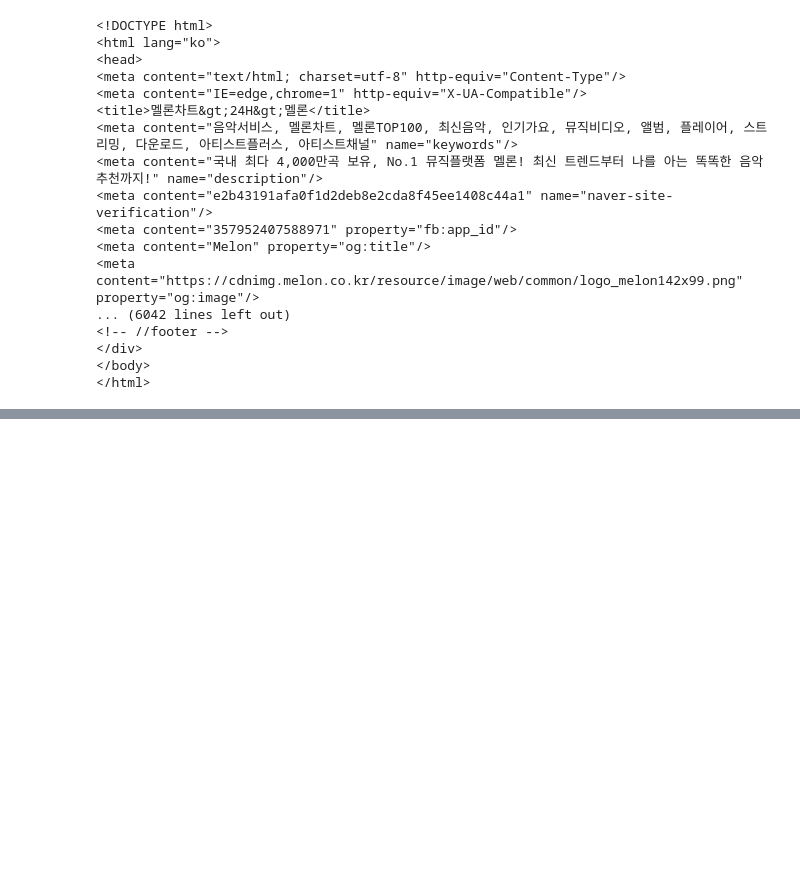
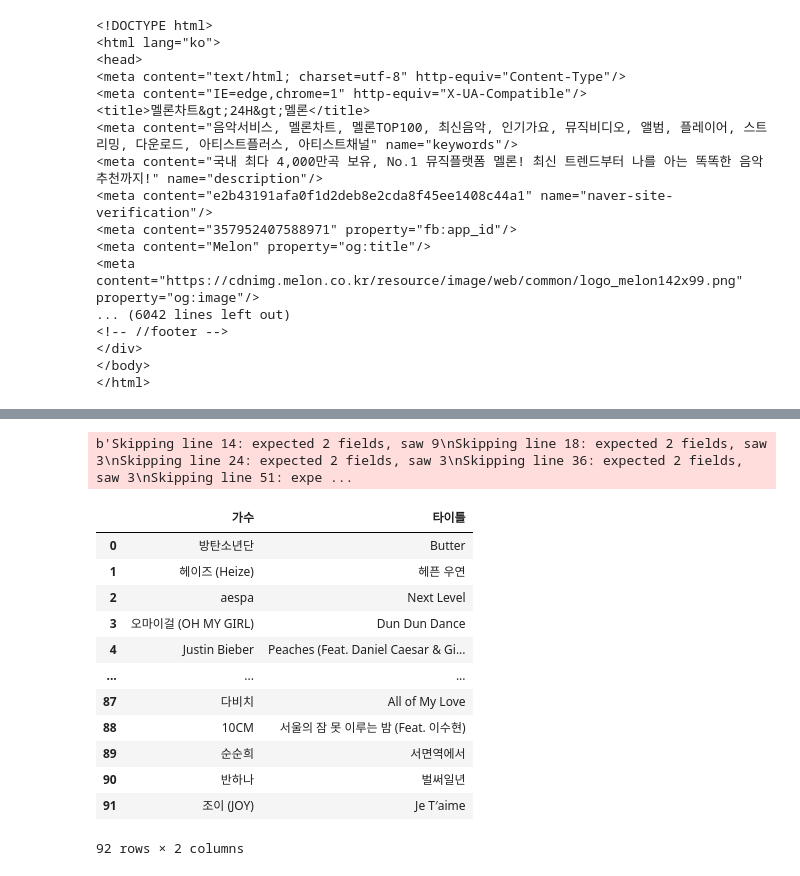
Before and after one commit to EG-L/kaggle, a Jupyter notebook: bs4_test.ipynb, the cells around one changed output, grey strips where cells are left out. Cells and saved outputs as stored; diff of their text form; code cells hidden in the pictures; blank space fills up the shorter version.

```diff
--- a/bs4_test.ipynb
+++ b/bs4_test.ipynb
@@ -296,0 +408,20 @@ soup
+# %%
+data = pd.read_csv('/content/melon.csv', error_bad_lines=False)
+# %% [output]
+b'Skipping line 14: expected 2 fields, saw 9\nSkipping line 18: expected 2 fields, saw 3\nSkipping line 24: expected 2 fields, saw 3\nSkipping line 36: expected 2 fields, saw 3\nSkipping line 51: expe ...
+# %%
+data
+# %% [output]
+|  | 가수 | 타이틀 |
+| 0 | 방탄소년단 | Butter |
+| 1 | 헤이즈 (Heize) | 헤픈 우연 |
+| 2 | aespa | Next Level |
+| 3 | 오마이걸 (OH MY GIRL) | Dun Dun Dance |
+| 4 | Justin Bieber | Peaches (Feat. Daniel Caesar & Gi... |
+| ... | ... | ... |
+| 87 | 다비치 | All of My Love |
+| 88 | 10CM | 서울의 잠 못 이루는 밤 (Feat. 이수현) |
+| 89 | 순순희 | 서면역에서 |
+| 90 | 반하나 | 벌써일년 |
+| 91 | 조이 (JOY) | Je T′aime |
+92 rows × 2 columns
```
Also changed, not shown: parts of 9 cells of this notebook.
